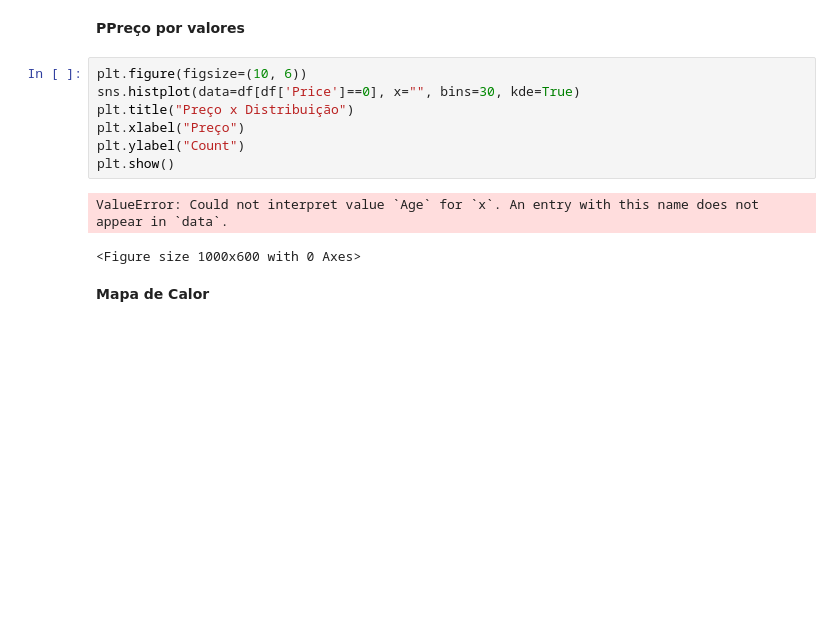
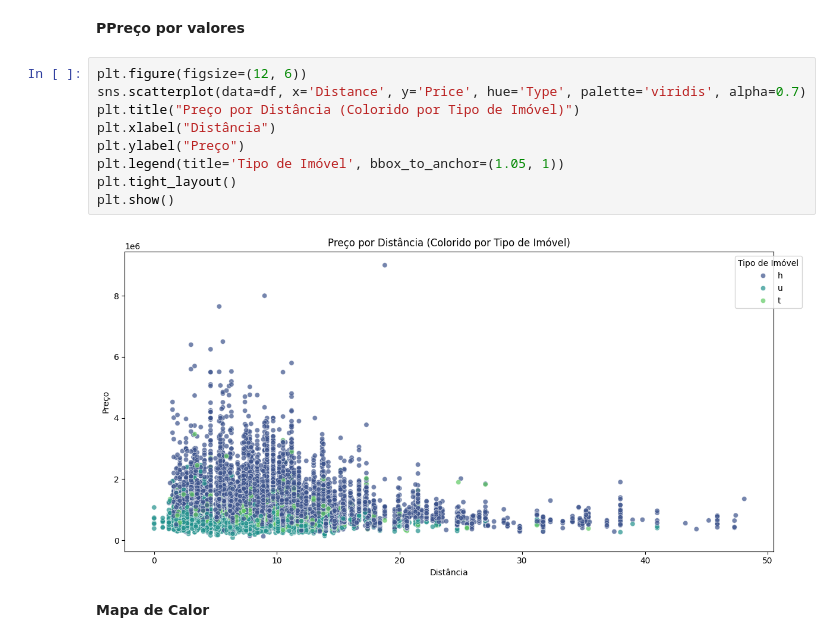
Before and after one commit to GaBevilacqua/CD, a Jupyter notebook: Melbourne.ipynb, the cells around one changed output. Drawn from its saved outputs; the diff is of its cells as text; blank space fills up the shorter version.

```diff
--- a/Melbourne.ipynb
+++ b/Melbourne.ipynb
@@ -92,15 +103,16 @@ dtype: int64
 # %% [markdown]
 **PPreço por valores**
 # %%
-plt.figure(figsize=(10, 6))
-sns.histplot(data=df[df['Price']==0], x="", bins=30, kde=True)
-plt.title("Preço x Distribuição")
-plt.xlabel("Preço")
-plt.ylabel("Count")
+plt.figure(figsize=(12, 6))
+sns.scatterplot(data=df, x='Distance', y='Price', hue='Type', palette='viridis', alpha=0.7)
+plt.title("Preço por Distância (Colorido por Tipo de Imóvel)")
+plt.xlabel("Distância")
+plt.ylabel("Preço")
+plt.legend(title='Tipo de Imóvel', bbox_to_anchor=(1.05, 1))
+plt.tight_layout()
 plt.show()
 # %% [output]
-ValueError: Could not interpret value `Age` for `x`. An entry with this name does not appear in `data`.
-<Figure size 1000x600 with 0 Axes>
+[figure, added]
 # %% [markdown]
 **Mapa de Calor**
 # %%
```
Also changed, not shown: parts of 3 cells of this notebook.
